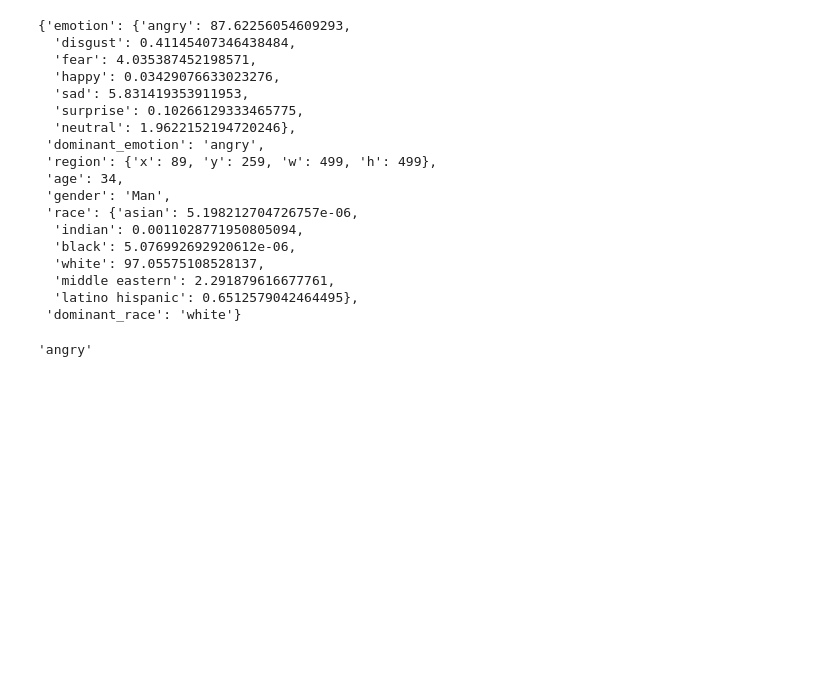
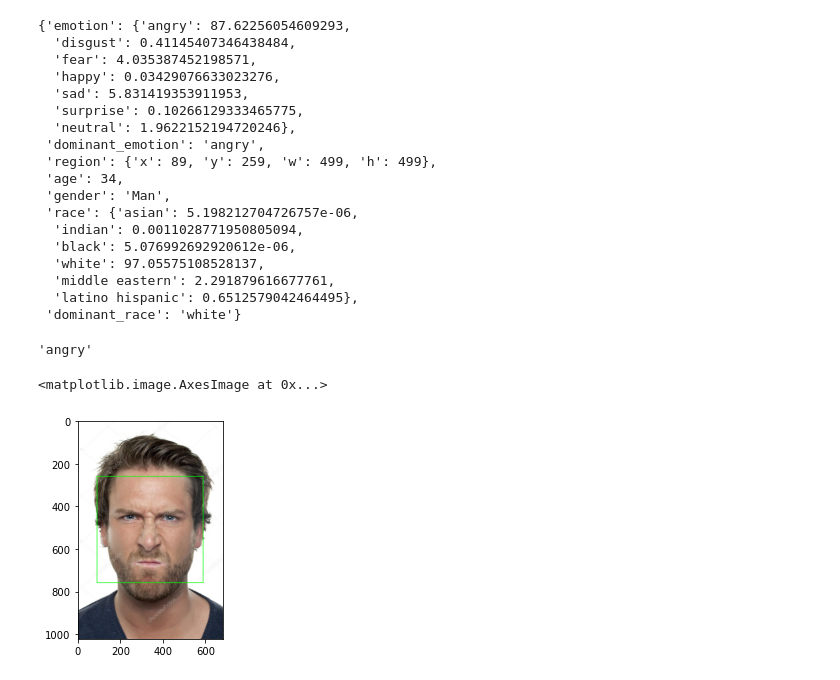
Before and after one commit to Jainil-coder/Expresso, a Jupyter notebook: Facial Expression Recognition.ipynb, the cells around one changed output. Drawn from its saved outputs; the diff is of its cells as text; code cells hidden in the pictures; blank space fills up the shorter version.

```diff
--- a/Facial Expression Recognition.ipynb
+++ b/Facial Expression Recognition.ipynb
@@ -44,0 +53,5 @@ predictions["dominant_emotion"]
+# %%
+plt.imshow(cv2.cvtColor(img, cv2.COLOR_BGR2RGB))
+# %% [output]
+<matplotlib.image.AxesImage at 0x...>
+[figure, added]
```
Also changed, not shown: parts of 5 cells of this notebook.
